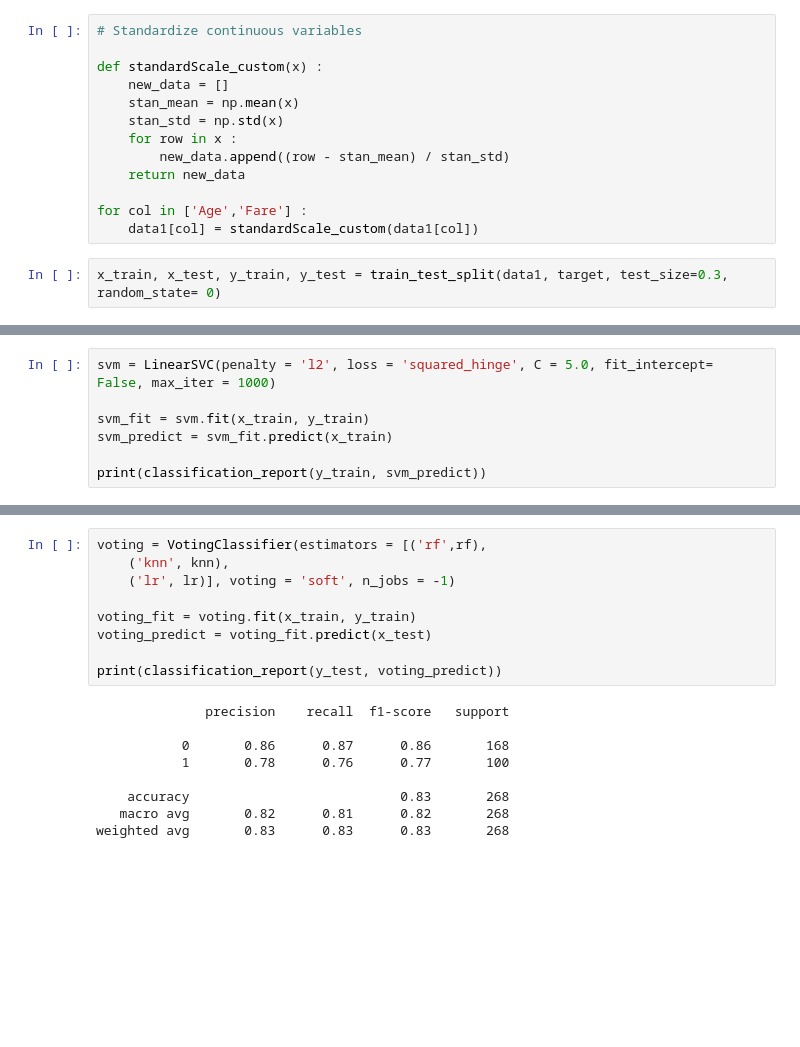
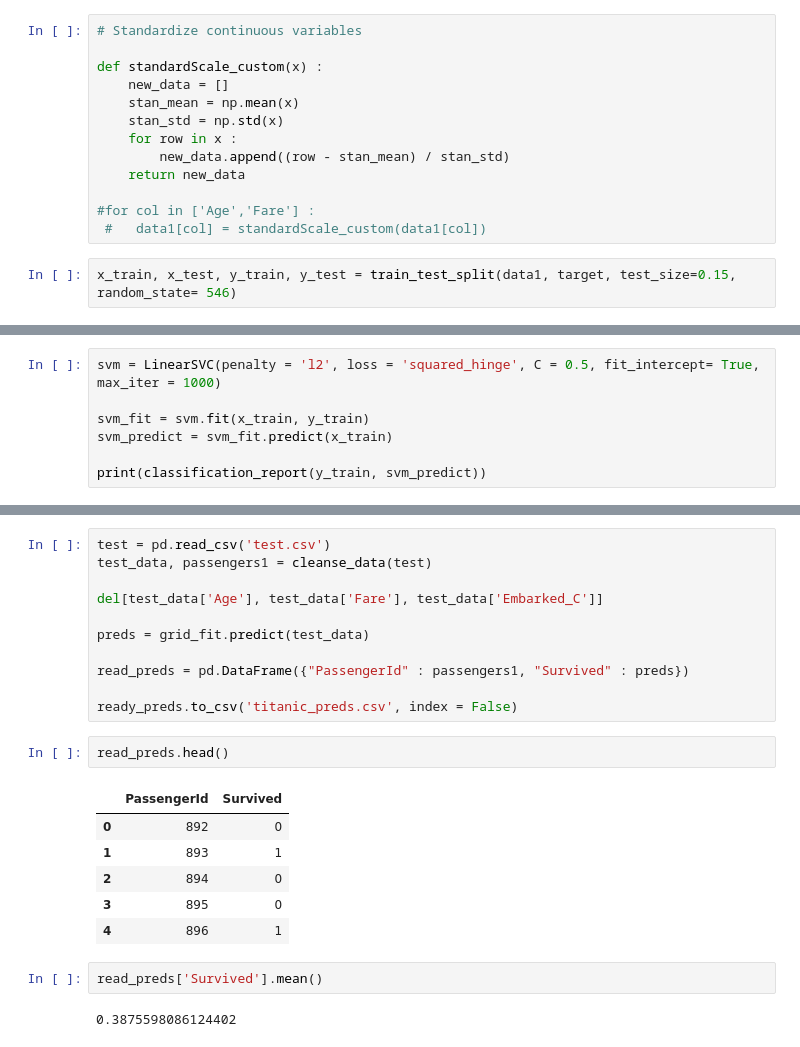
Before and after one commit to afolz121/titanic_model, a Jupyter notebook: model_notebook.ipynb, the cells around one changed output, grey strips where cells are left out. Cells and saved outputs as stored; diff of their text form; blank space fills up the shorter version.

```diff
--- a/model_notebook.ipynb
+++ b/model_notebook.ipynb
@@ -172,7 +200,7 @@ def standardScale_custom(x) :
         new_data.append((row - stan_mean) / stan_std)
     return new_data
 
-for col in ['Age','Fare'] :
-    data1[col] = standardScale_custom(data1[col])
+#for col in ['Age','Fare'] :
+ #   data1[col] = standardScale_custom(data1[col])
 # %%
-x_train, x_test, y_train, y_test = train_test_split(data1, target, test_size=0.3, random_state= 0)
+x_train, x_test, y_train, y_test = train_test_split(data1, target, test_size=0.15, random_state= 546)
@@ -187,5 +211,5 @@ x_train, x_test, y_train, y_test = train_test_split(data1, target, test_size=0.3
 # %%
-svm = LinearSVC(penalty = 'l2', loss = 'squared_hinge', C = 5.0, fit_intercept= False, max_iter = 1000)
+svm = LinearSVC(penalty = 'l2', loss = 'squared_hinge', C = 0.5, fit_intercept= True, max_iter = 1000)
 
 svm_fit = svm.fit(x_train, y_train)
 svm_predict = svm_fit.predict(x_train)
@@ -245,21 +242,27 @@ lr = LogisticRegression(C=0.604, class_weight={}, dual=False, fit_intercept=True
-# %%
-voting = VotingClassifier(estimators = [('rf',rf),
-    ('knn', knn),
-    ('lr', lr)], voting = 'soft', n_jobs = -1)
-
-voting_fit = voting.fit(x_train, y_train)
-voting_predict = voting_fit.predict(x_test)
-
-print(classification_report(y_test, voting_predict))
-# %% [output]
-              precision    recall  f1-score   support
-
-           0       0.86      0.87      0.86       168
-           1       0.78      0.76      0.77       100
-
-    accuracy                           0.83       268
-   macro avg       0.82      0.81      0.82       268
-weighted avg       0.83      0.83      0.83       268
+# %%
+test = pd.read_csv('test.csv')
+test_data, passengers1 = cleanse_data(test)
+
+del[test_data['Age'], test_data['Fare'], test_data['Embarked_C']]
+
+preds = grid_fit.predict(test_data)
+
+read_preds = pd.DataFrame({"PassengerId" : passengers1, "Survived" : preds})
+
+ready_preds.to_csv('titanic_preds.csv', index = False)
+# %%
+read_preds.head()
+# %% [output]
+|  | PassengerId | Survived |
+| 0 | 892 | 0 |
+| 1 | 893 | 1 |
+| 2 | 894 | 0 |
+| 3 | 895 | 0 |
+| 4 | 896 | 1 |
+# %%
+read_preds['Survived'].mean()
+# %% [output]
+0.3875598086124402
 # %%
 test = pd.read_csv('test.csv')
 test_data, passengers1 = cleanse_data(test)
```
Also changed, not shown: parts of 19 cells of this notebook, 2 other files.
